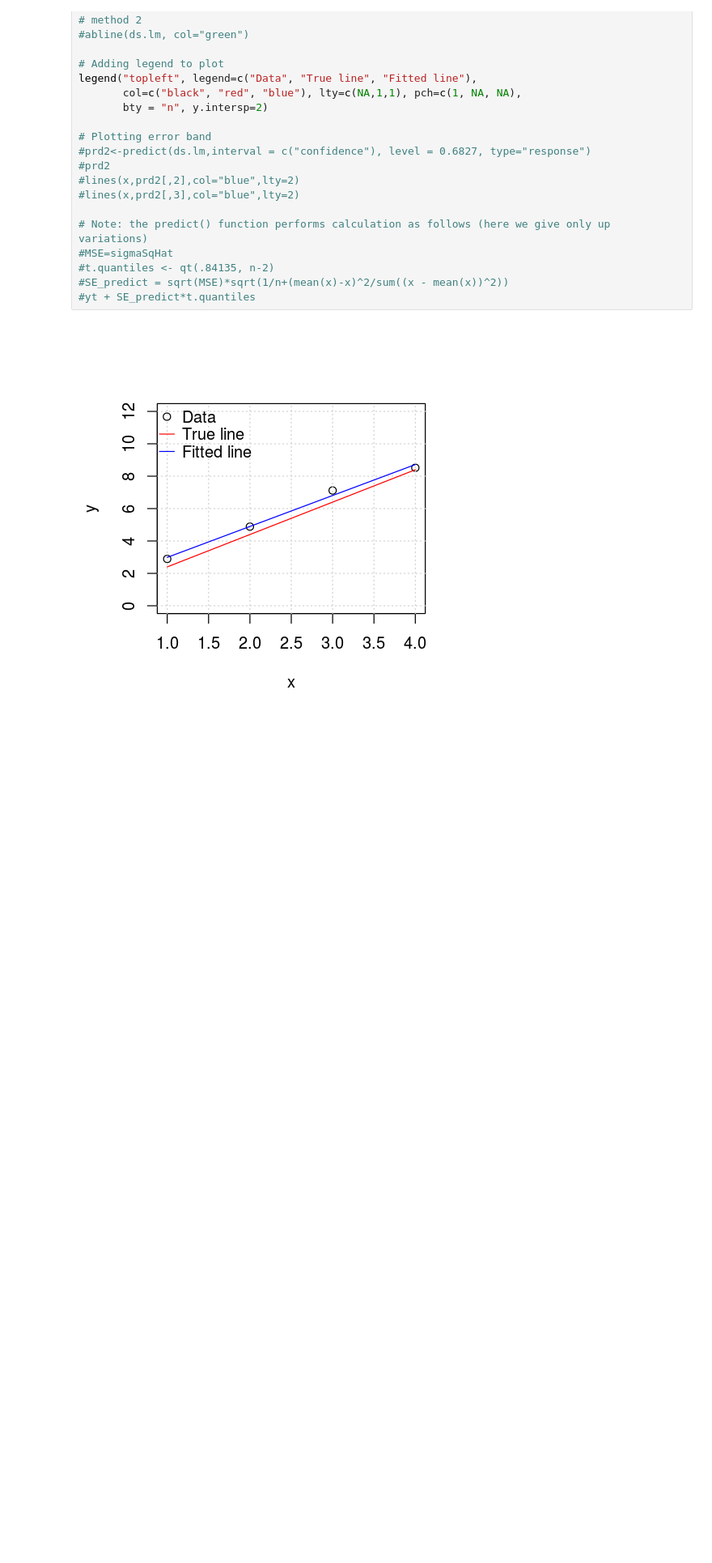
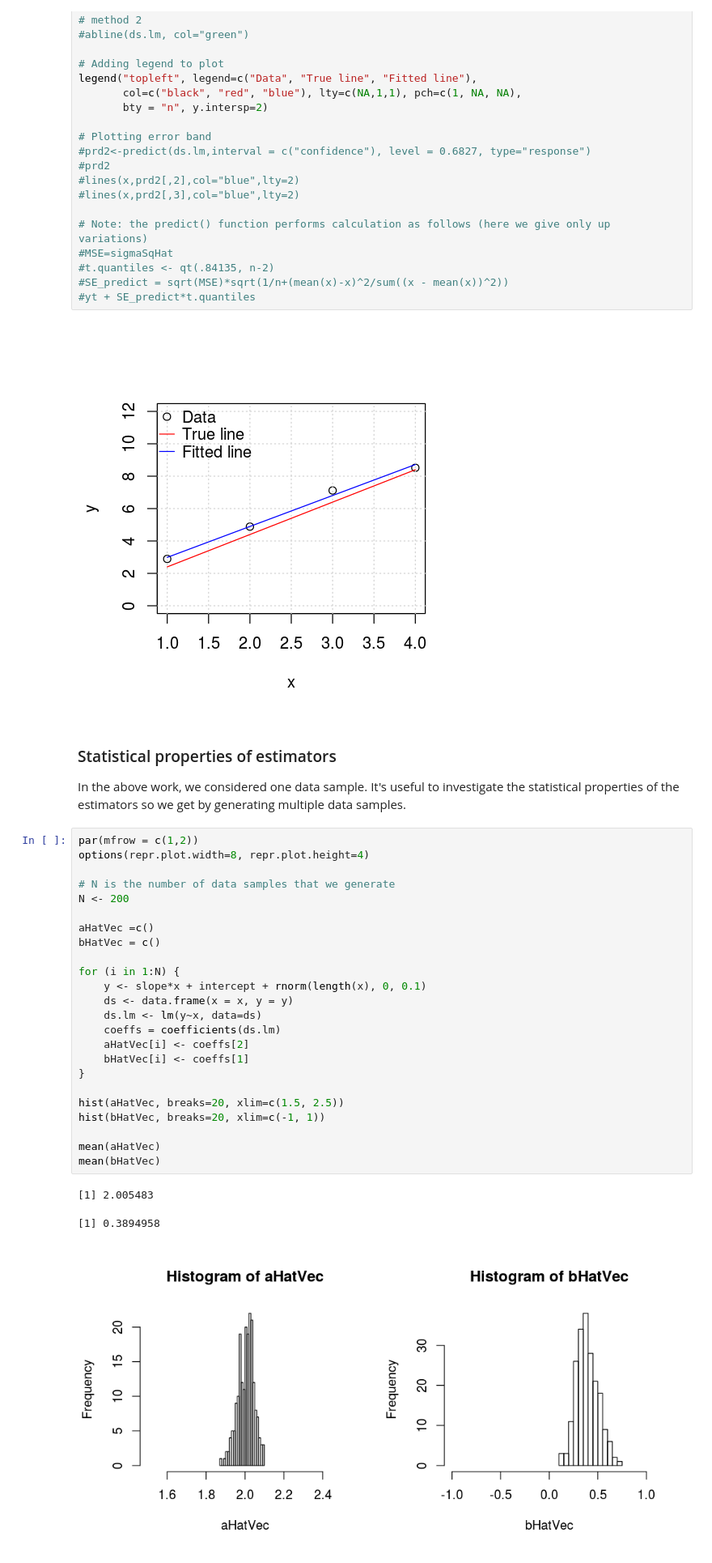
Before and after one commit to ebusato/jupyter_R, a Jupyter notebook: LinearRegression.ipynb, the cells around one changed output. Shown at 81% size. Saved outputs shown, nothing was run; the diff lists cells and outputs as text; blank space fills up the shorter version.

```diff
--- a/LinearRegression.ipynb
+++ b/LinearRegression.ipynb
@@ -233,3 +233,35 @@ legend("topleft", legend=c("Data", "True line", "Fitted line"),
 #yt + SE_predict*t.quantiles
 # %% [output]
 [figure]
+# %% [markdown]
+### Statistical properties of estimators
+
+In the above work, we considered one data sample. It's useful to investigate the statistical properties of the estimators so we get by generating multiple data samples.
+# %%
+par(mfrow = c(1,2))
+options(repr.plot.width=8, repr.plot.height=4)
+
+# N is the number of data samples that we generate
+N <- 200
+
+aHatVec =c()
+bHatVec = c()
+
+for (i in 1:N) {
+    y <- slope*x + intercept + rnorm(length(x), 0, 0.1)
+    ds <- data.frame(x = x, y = y)
+    ds.lm <- lm(y~x, data=ds)
+    coeffs = coefficients(ds.lm)
+    aHatVec[i] <- coeffs[2]
+    bHatVec[i] <- coeffs[1]
+}
+
+hist(aHatVec, breaks=20, xlim=c(1.5, 2.5))
+hist(bHatVec, breaks=20, xlim=c(-1, 1))
+
+mean(aHatVec)
+mean(bHatVec)
+# %% [output]
+[1] 2.005483
+[1] 0.3894958
+[figure, added]
```
Also changed, not shown: 1 other file.
